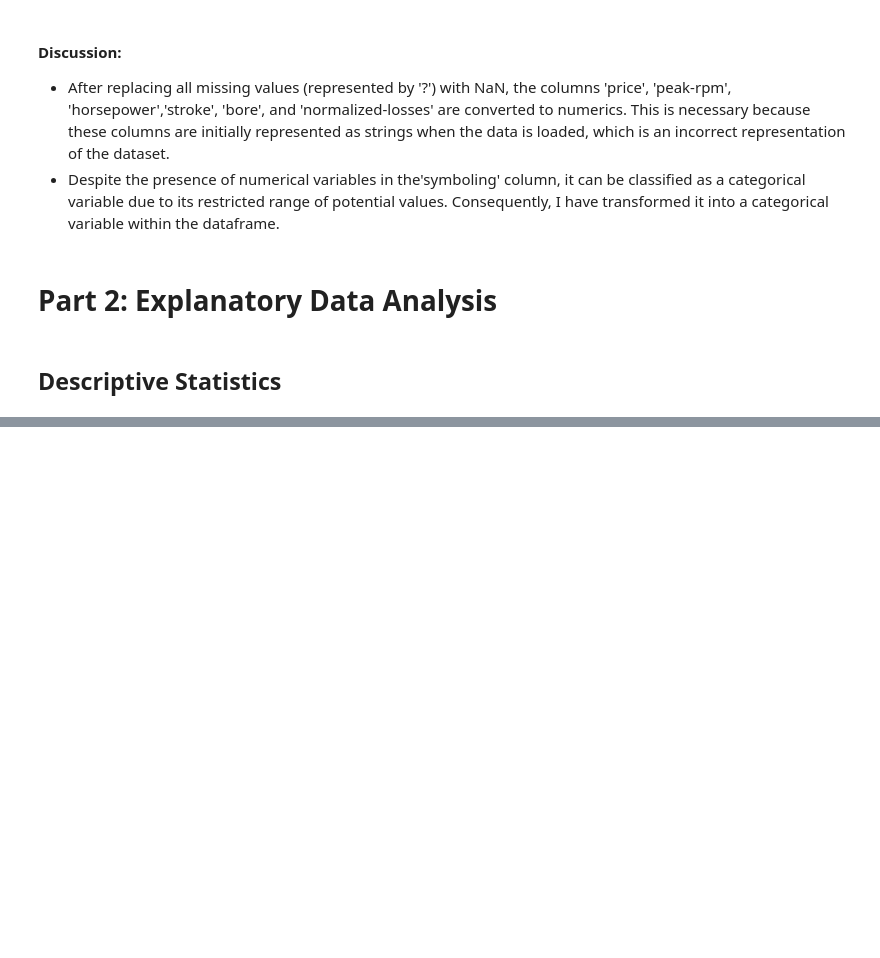
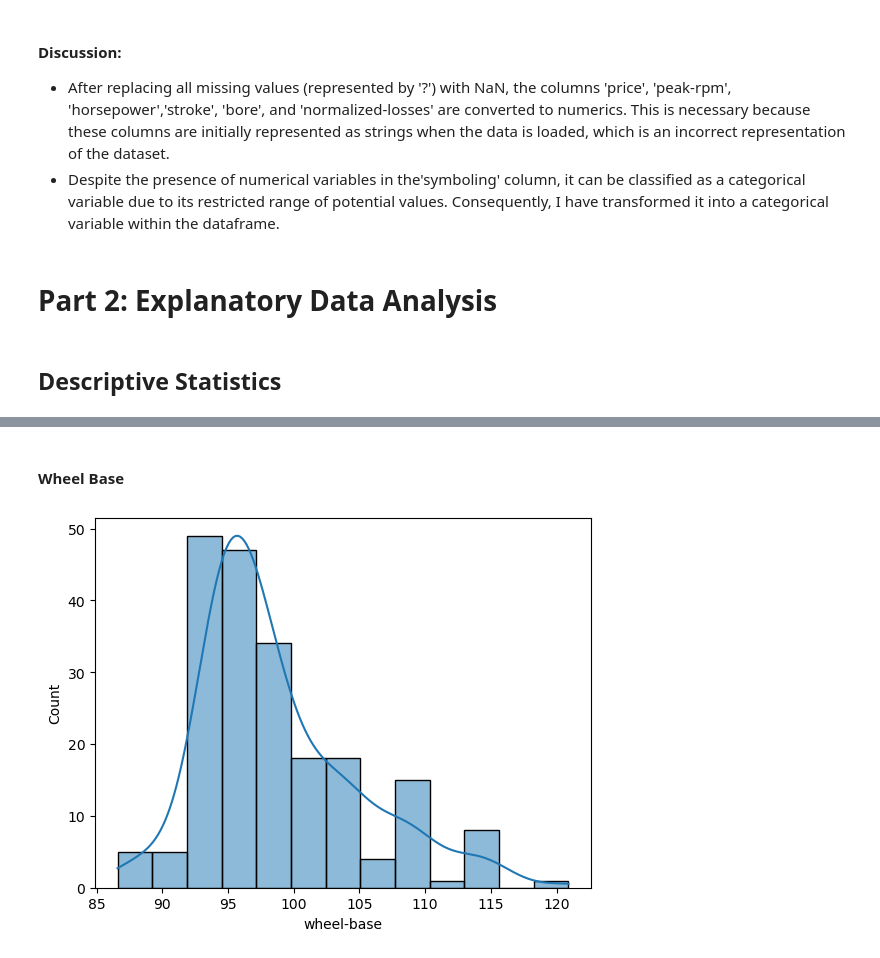
Before and after one commit to ktxdev/AIM-5001, a Jupyter notebook: Project 2/2. Code/S_Huvaya_Project2_assn_.ipynb, the cells around one changed output, grey strips where cells are left out. Drawn from its saved outputs; the diff is of its cells as text; code cells hidden in the pictures; blank space fills up the shorter version.

```diff
--- a/Project 2/2. Code/S_Huvaya_Project2_assn_.ipynb
+++ b/Project 2/2. Code/S_Huvaya_Project2_assn_.ipynb
@@ -52,0 +322,7 @@ df.describe()
+# %% [markdown]
+#### Wheel Base
+# %%
+sns.histplot(x = "wheel-base", data=df, kde=True)
+plt.show()
+# %% [output]
+[figure, added]
```
Also changed, not shown: parts of 91 cells of this notebook.
